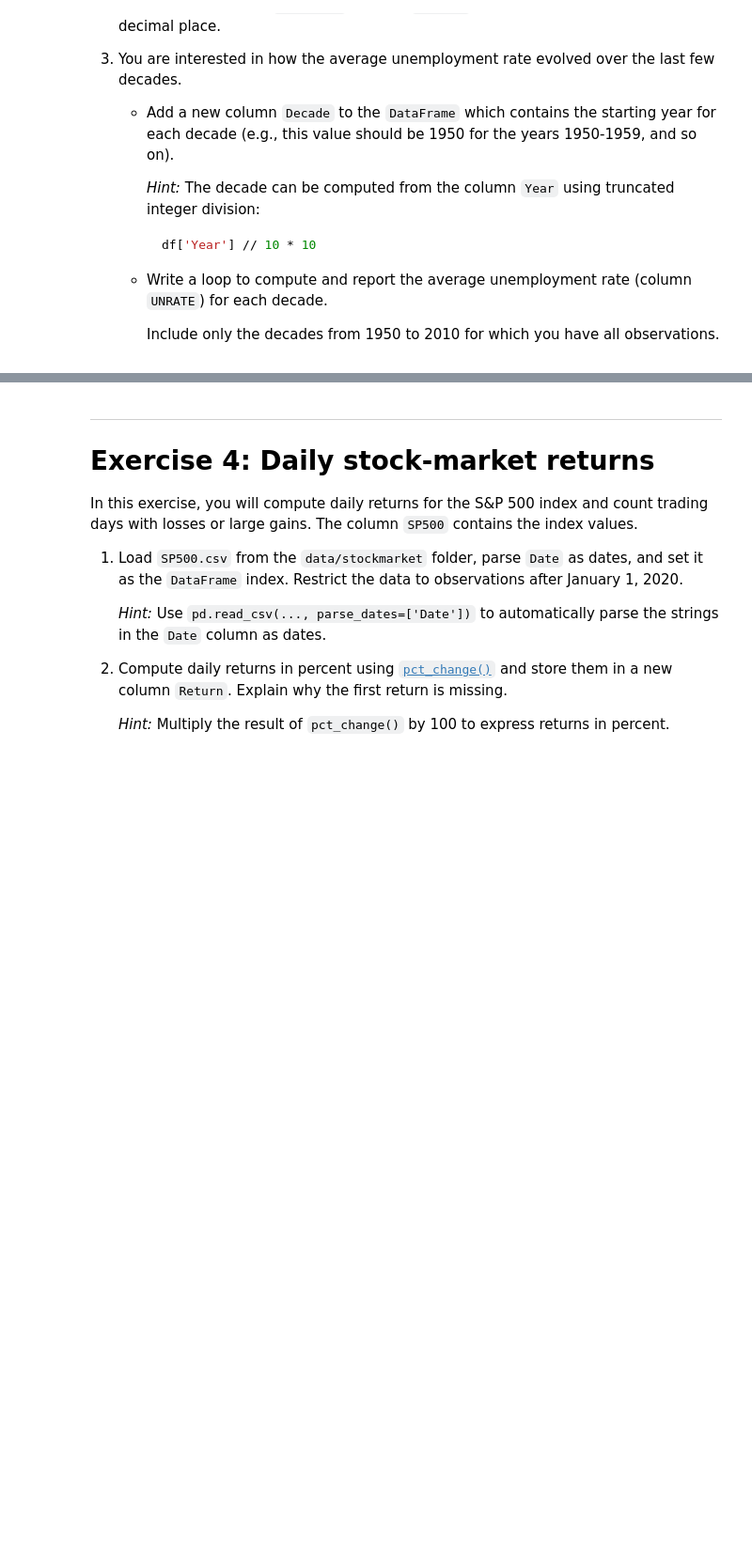
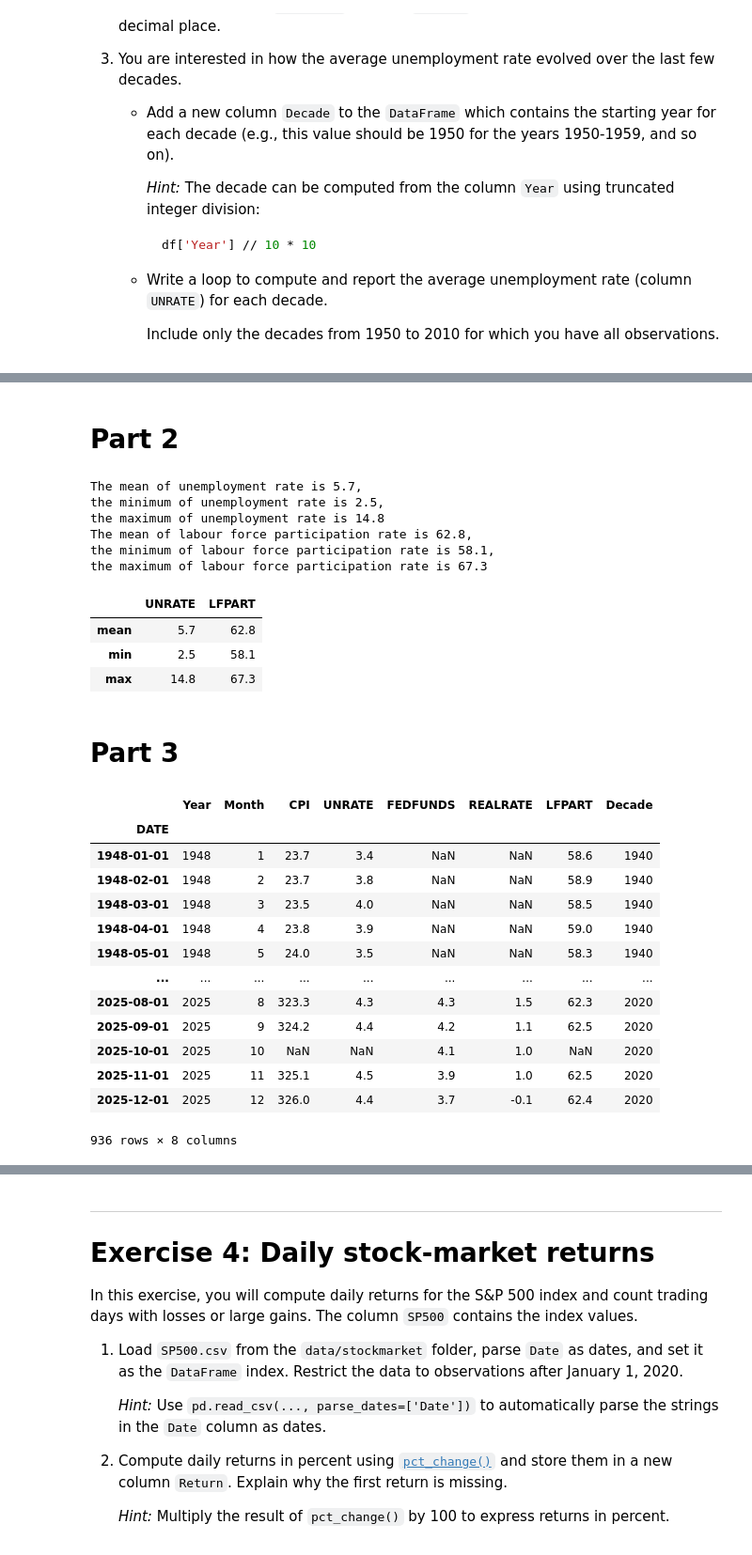
Before and after one commit to Sanitysr163216/TECH2-H26, a Jupyter notebook: workshops/workshop2/workshop2_TF.ipynb, the cells around one changed output, grey strips where cells are left out. Shown at 94% size. Drawn from its saved outputs; the diff is of its cells as text; code cells hidden in the pictures; blank space fills up the shorter version.

```diff
--- a/workshops/workshop2/workshop2_TF.ipynb
+++ b/workshops/workshop2/workshop2_TF.ipynb
@@ -337,0 +458,4 @@ expressed as percentages.
+# %%
+file = f'{DATA_PATH}/FRED/FRED_monthly.csv'
+df = pd.read_csv(file, parse_dates=['DATE'])
+df = df.set_index('DATE')
@@ -337,0 +475,51 @@ expressed as percentages.
+# %% [markdown]
+# Part 2
+# %%
+unrate_mean = df['UNRATE'].mean().round(1)
+unrate_min = df['UNRATE'].min().round(1)
+unrate_max = df['UNRATE'].max().round(1)
+print(f'The mean of unemployment rate is {unrate_mean},\n'
+      f'the minimum of unemployment rate is {unrate_min},\n'
+      f'the maximum of unemployment rate is {unrate_max}')
+
+lfpart_mean = df['LFPART'].mean().round(1)
+lfpart_min = df['LFPART'].min().round(1)
+lfpart_max = df['LFPART'].max().round(1)
+print(f'The mean of labour force participation rate is {lfpart_mean},\n'
+      f'the minimum of labour force participation rate is {lfpart_min},\n'
+      f'the maximum of labour force participation rate is {lfpart_max}')
+# %% [output]
+The mean of unemployment rate is 5.7,
+the minimum of unemployment rate is 2.5,
+the maximum of unemployment rate is 14.8
+The mean of labour force participation rate is 62.8,
+the minimum of labour force participation rate is 58.1,
+the maximum of labour force participation rate is 67.3
+# %%
+df[['UNRATE', 'LFPART']].agg(['mean', 'min', 'max']).round(1)
+# %% [output]
+|  | UNRATE | LFPART |
+| mean | 5.7 | 62.8 |
+| min | 2.5 | 58.1 |
+| max | 14.8 | 67.3 |
+# %% [markdown]
+# Part 3
+# %%
+decades = df['Year'] // 10 * 10
+df['Decade'] = decades
+df
+# %% [output]
+|  | Year | Month | CPI | UNRATE | FEDFUNDS | REALRATE | LFPART | Decade |
+| DATE |  |  |  |  |  |  |  |  |
+| 1948-01-01 | 1948 | 1 | 23.7 | 3.4 | NaN | NaN | 58.6 | 1940 |
+| 1948-02-01 | 1948 | 2 | 23.7 | 3.8 | NaN | NaN | 58.9 | 1940 |
+| 1948-03-01 | 1948 | 3 | 23.5 | 4.0 | NaN | NaN | 58.5 | 1940 |
+| 1948-04-01 | 1948 | 4 | 23.8 | 3.9 | NaN | NaN | 59.0 | 1940 |
+| 1948-05-01 | 1948 | 5 | 24.0 | 3.5 | NaN | NaN | 58.3 | 1940 |
+| ... | ... | ... | ... | ... | ... | ... | ... | ... |
+| 2025-08-01 | 2025 | 8 | 323.3 | 4.3 | 4.3 | 1.5 | 62.3 | 2020 |
+| 2025-09-01 | 2025 | 9 | 324.2 | 4.4 | 4.2 | 1.1 | 62.5 | 2020 |
+| 2025-10-01 | 2025 | 10 | NaN | NaN | 4.1 | 1.0 | NaN | 2020 |
+| 2025-11-01 | 2025 | 11 | 325.1 | 4.5 | 3.9 | 1.0 | 62.5 | 2020 |
+| 2025-12-01 | 2025 | 12 | 326.0 | 4.4 | 3.7 | -0.1 | 62.4 | 2020 |
+936 rows × 8 columns
```
Also changed, not shown: parts of 32 cells of this notebook, 1 other file.
